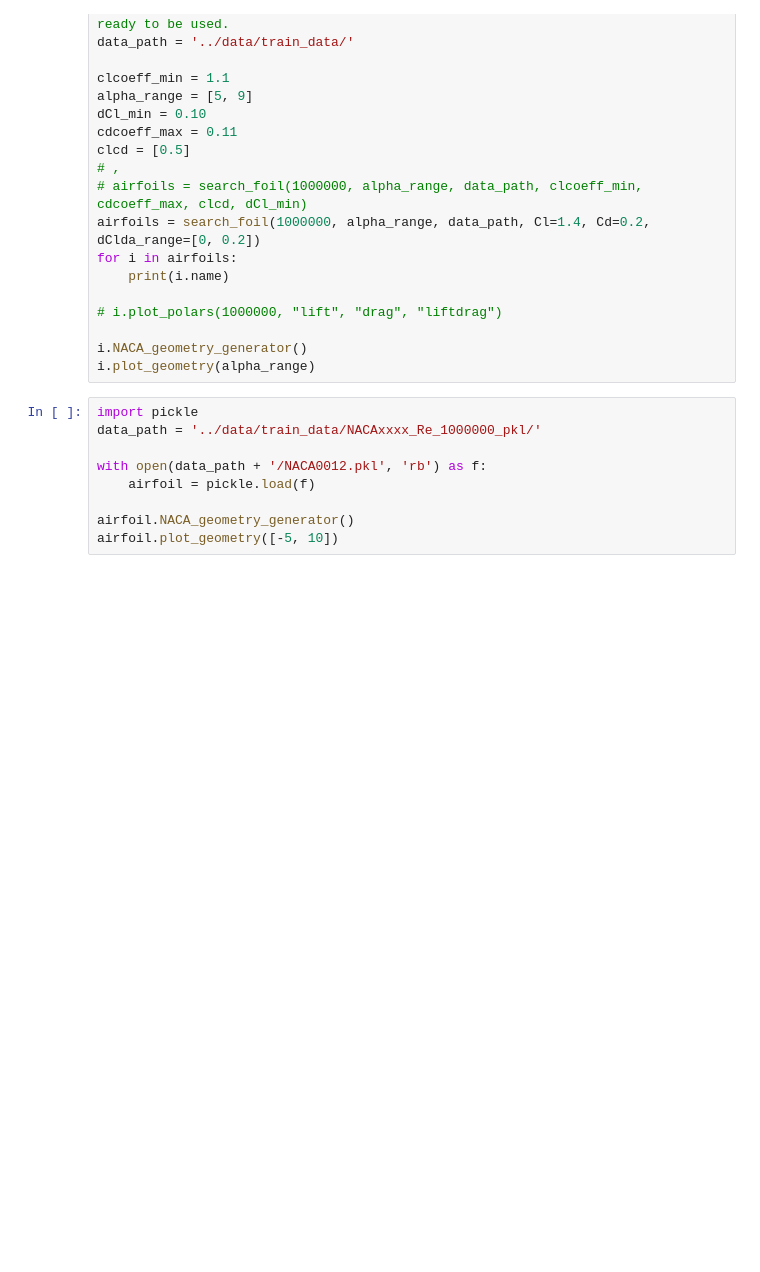
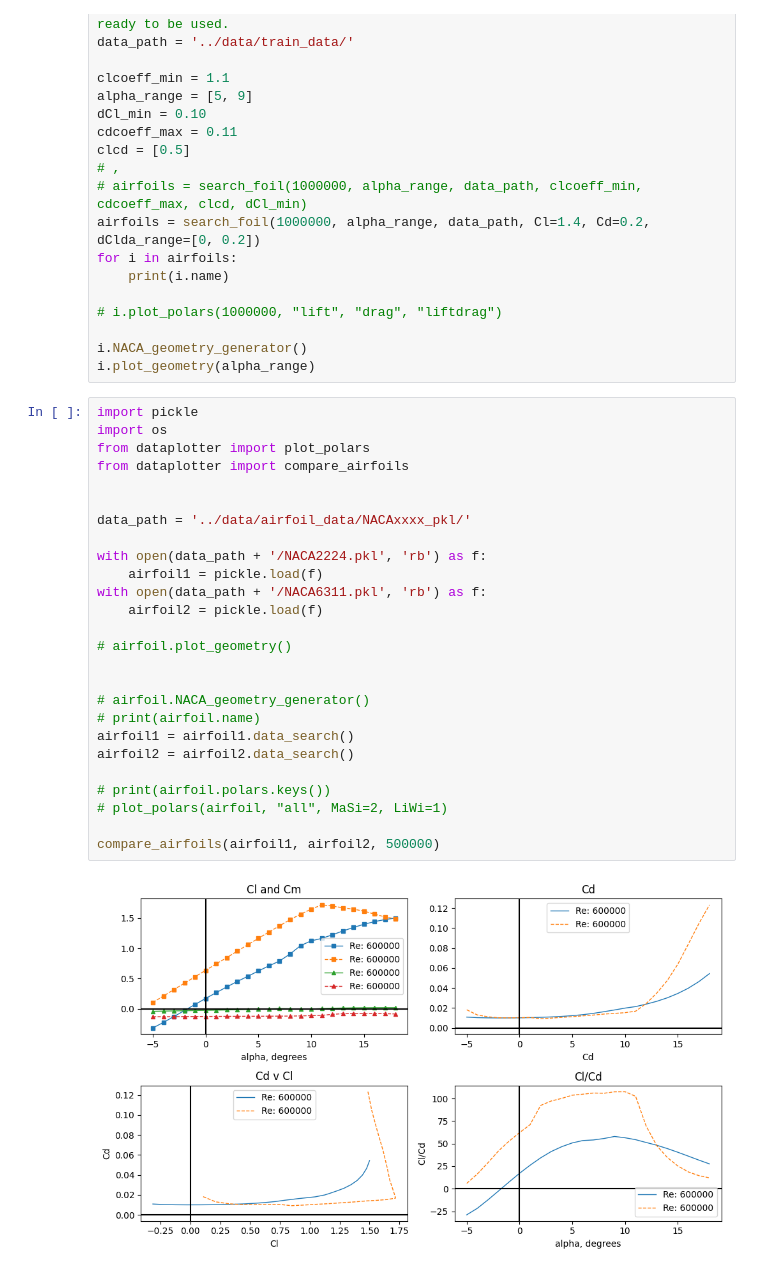
Before and after one commit to MehmetHakanSari/PotentialSolver, a Jupyter notebook: VekilModel/AirfoilClassifier/workspace.ipynb, the cells around one changed output. Drawn from its saved outputs; the diff is of its cells as text; blank space fills up the shorter version.

Commit message:
The plotting is functional for polars

```diff
--- a/VekilModel/AirfoilClassifier/workspace.ipynb
+++ b/VekilModel/AirfoilClassifier/workspace.ipynb
@@ -117,15 +88,34 @@ for i in airfoils:
 
 i.NACA_geometry_generator()
 i.plot_geometry(alpha_range)
-# %%
-import pickle
-data_path = '../data/train_data/NACAxxxx_Re_1000000_pkl/'
-
-with open(data_path + '/NACA0012.pkl', 'rb') as f:
-    airfoil = pickle.load(f)
-
-airfoil.NACA_geometry_generator()
-airfoil.plot_geometry([-5, 10])
+# %%
+import pickle
+import os
+from dataplotter import plot_polars
+from dataplotter import compare_airfoils
+
+
+data_path = '../data/airfoil_data/NACAxxxx_pkl/'
+
+with open(data_path + '/NACA2224.pkl', 'rb') as f:
+    airfoil1 = pickle.load(f)
+with open(data_path + '/NACA6311.pkl', 'rb') as f:
+    airfoil2 = pickle.load(f)
+
+# airfoil.plot_geometry()
+
+
+# airfoil.NACA_geometry_generator()
+# print(airfoil.name)
+airfoil1 = airfoil1.data_search()
+airfoil2 = airfoil2.data_search()
+
+# print(airfoil.polars.keys())
+# plot_polars(airfoil, "all", MaSi=2, LiWi=1)
+
+compare_airfoils(airfoil1, airfoil2, 500000)
+# %% [output]
+[figure, added]
 # %%
 import numpy as np
 import matplotlib.pyplot as plt
```
Also changed, not shown: parts of 3 cells of this notebook, 4 other files.
